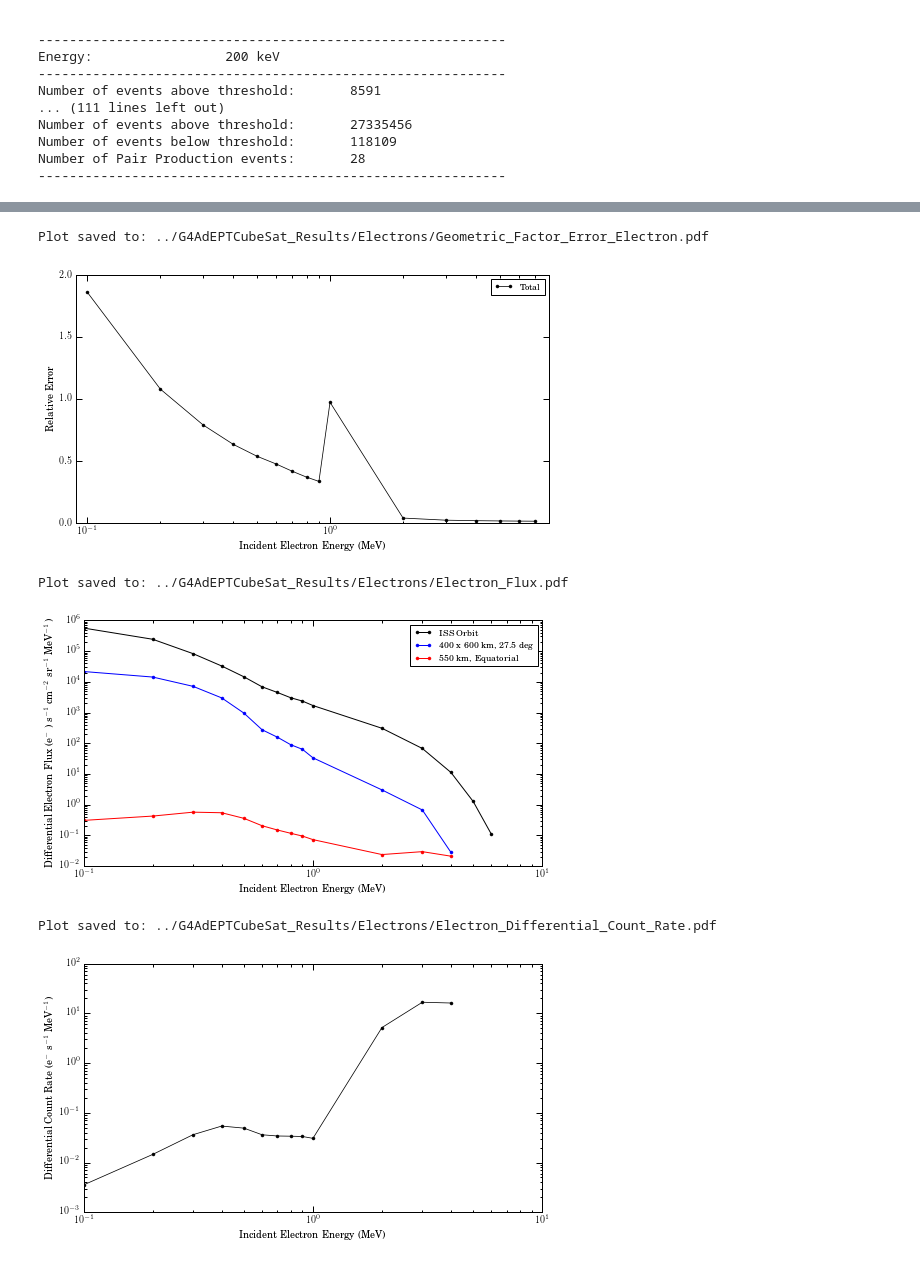
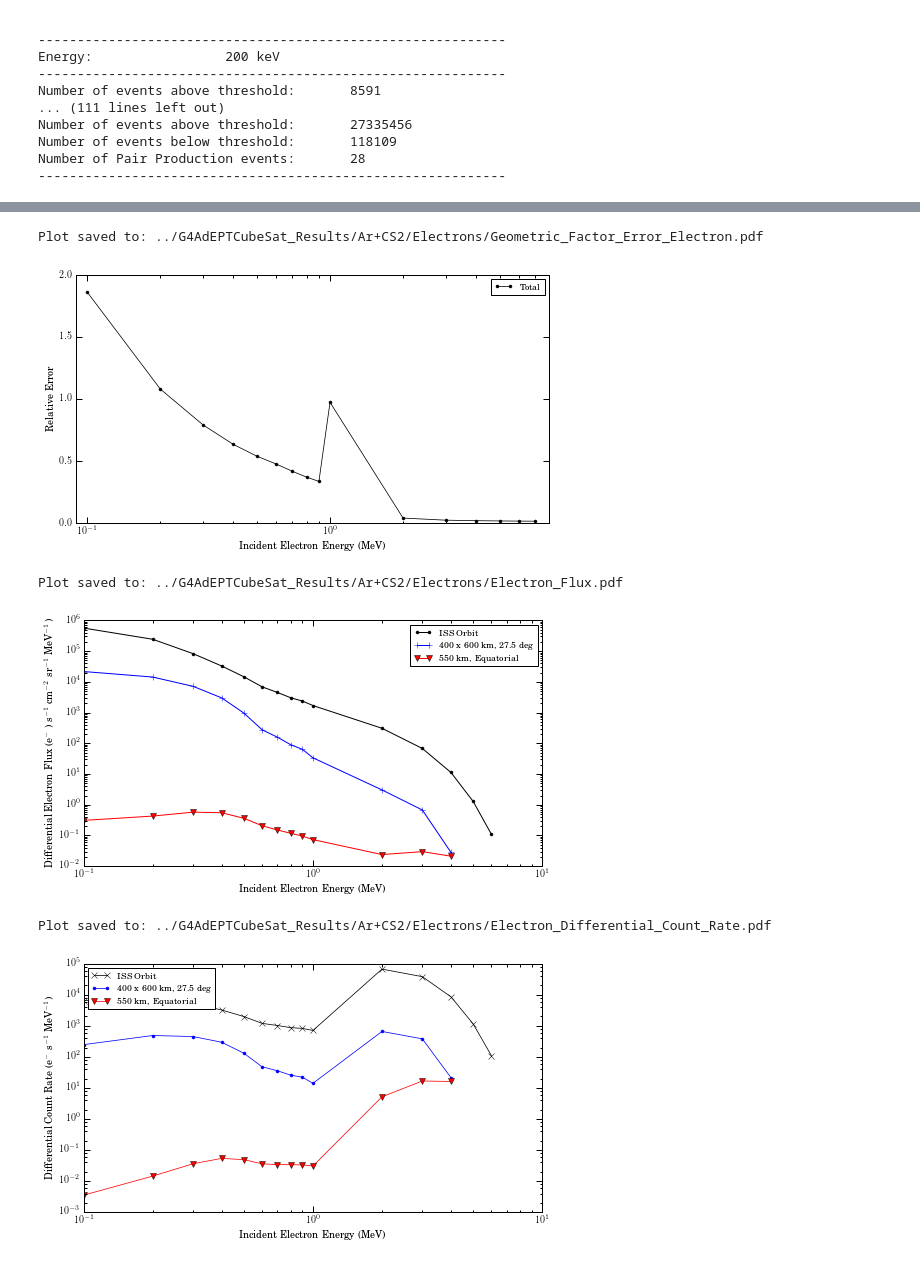
Before and after one commit to mkurnell/G4AdEPTCubeSat-Analysis, a Jupyter notebook: G4AdEPTCubeSat Geometry Factor Electrons.ipynb, the cells around one changed output, grey strips where cells are left out. Saved outputs shown, nothing was run; the diff lists cells and outputs as text; code cells hidden in the pictures.

```diff
--- a/G4AdEPTCubeSat Geometry Factor Electrons.ipynb
+++ b/G4AdEPTCubeSat Geometry Factor Electrons.ipynb
@@ -62,7 +62,7 @@ for i in range(1,8):
     InputEnergies = np.insert(InputEnergies, [i+8], [1000*i])
 
 # Folder containing simulation data
-DataFolder = '../G4AdEPTCubeSat_Results/Electrons/'
+DataFolder = '../G4AdEPTCubeSat_Results/Ar+CS2/Electrons/'
 
 ##########################################################################################
 # Energy thresholds (in eV) for events that will be included in the analysis
@@ -260,31 +260,31 @@ print 'Plot saved to: ' + (DataFolder+file_figE)
 # Show the figure
 plt.show(figE)
 # %% [output]
-Plot saved to: ../G4AdEPTCubeSat_Results/Electrons/Geometric_Factor_Error_Electron.pdf
+Plot saved to: ../G4AdEPTCubeSat_Results/Ar+CS2/Electrons/Geometric_Factor_Error_Electron.pdf
 [figure]
 # %%
 fluxData = []
-fluxDataFile = '../G4AdEPTCubeSat_Results/Electrons/Trapped_Electron_Flux.csv'
+fluxDataFile = '../G4AdEPTCubeSat_Results/Ar+CS2/Electrons/Trapped_Electron_Flux.csv'
 fluxDataFrame = pandas.read_csv(fluxDataFile, usecols=[1], comment='#',header=-1,dtype='float').values
 fluxData = fluxDataFrame.flatten()
 
 fluxData2 = []
-fluxDataFile2 = '../G4AdEPTCubeSat_Results/Electrons/Trapped_Electron_Flux_400x600.csv'
+fluxDataFile2 = '../G4AdEPTCubeSat_Results/Ar+CS2/Electrons/Trapped_Electron_Flux_400x600.csv'
 fluxDataFrame2 = pandas.read_csv(fluxDataFile2, usecols=[1], comment='#',header=-1,dtype='float').values
 fluxData2 = fluxDataFrame2.flatten()
 
 fluxData3 = []
-fluxDataFile3 = '../G4AdEPTCubeSat_Results/Electrons/Trapped_Electron_Flux_eq.csv'
+fluxDataFile3 = '../G4AdEPTCubeSat_Results/Ar+CS2/Electrons/Trapped_Electron_Flux_eq.csv'
 fluxDataFrame3 = pandas.read_csv(fluxDataFile3, usecols=[1], comment='#',header=-1,dtype='float').values
 fluxData3 = fluxDataFrame3.flatten()
 
 figF, axF = plt.subplots(1,1)
 
 plt.loglog(InputEnergies/1000.,fluxData,'k.-',label="ISS Orbit")
-plt.loglog(InputEnergies/1000.,fluxData2,'b.-',label="400 x 600 km, 27.5 deg")
-plt.loglog(InputEnergies/1000.,fluxData3,'r.-',label="550 km, Equatorial")
+plt.loglog(InputEnergies/1000.,fluxData2,'b+-',label="400 x 600 km, 27.5 deg")
+plt.loglog(InputEnergies/1000.,fluxData3,'rv-',label="550 km, Equatorial")
 
-axF.set_ylabel(r'Differential Electron Flux (e$^{-}$ ) s$^{-1}$ cm$^{-2}$ sr$^{-1}$ MeV$^{-1}$)')
+axF.set_ylabel(r'Differential Electron Flux (e$^{-}$ s$^{-1}$ cm$^{-2}$ sr$^{-1}$ MeV$^{-1}$)')
 axF.set_xlabel('Incident Electron Energy (MeV)')
 # axF.set_ylim(1e-2, 1e6)
 plt.tight_layout()
@@ -298,26 +298,35 @@ print 'Plot saved to: ' + (DataFolder+file_figF)
 
 plt.show(figF)
 # %% [output]
-Plot saved to: ../G4AdEPTCubeSat_Results/Electrons/Electron_Flux.pdf
+Plot saved to: ../G4AdEPTCubeSat_Results/Ar+CS2/Electrons/Electron_Flux.pdf
-[figure, old version]
+[figure, new version]
 # %%
-diffCountRate = G_Total*fluxData3
-diffCountRate_Pair = G_Pair*fluxData3
+diffCountRate1 = G_Total*fluxData
+diffCountRate2 = G_Total*fluxData2
+diffCountRate3 = G_Total*fluxData3
+diffCountRate_Pair1 = G_Pair*fluxData
+diffCountRate_Pair2 = G_Pair*fluxData2
+diffCountRate_Pair3 = G_Pair*fluxData3
 figD, axD = plt.subplots(1,1)
 
-plt.loglog(InputEnergies/1000.,diffCountRate,'k.-',linewidth=0.75,label='Total')
+plt.loglog(InputEnergies/1000.,diffCountRate1,'kx-',linewidth=0.75,label='ISS Orbit')
+plt.loglog(InputEnergies/1000.,diffCountRate2,'b.-',linewidth=0.75,label='400 x 600 km, 27.5 deg')
+plt.loglog(InputEnergies/1000.,diffCountRate3,'rv-',linewidth=0.75,label='550 km, Equatorial')
 # plt.loglog(InputEnergies/1000.,diffCountRate_Pair,'b.-',linewidth=0.75,label='Pair Production')
 
 axD.set_ylabel(r'Differential Count Rate (e$^{-}$ s$^{-1}$ MeV$^{-1}$)')
 axD.set_xlabel('Incident Electron Energy (MeV)')
+# axD.set_xlim(1e0,1e1)
 
 plt.tight_layout()
+
+axD.legend(loc='upper left')
 
 file_figD = 'Electron_Differential_Count_Rate.pdf'
 plt.savefig(DataFolder + file_figD, bbox_inches="tight")
 print 'Plot saved to: ' + (DataFolder+file_figD)
 
 plt.show(figD)
 # %% [output]
-Plot saved to: ../G4AdEPTCubeSat_Results/Electrons/Electron_Differential_Count_Rate.pdf
+Plot saved to: ../G4AdEPTCubeSat_Results/Ar+CS2/Electrons/Electron_Differential_Count_Rate.pdf
-[figure, old version]
+[figure, new version]
```
Also changed, not shown: parts of 3 cells of this notebook, 4 other files.
